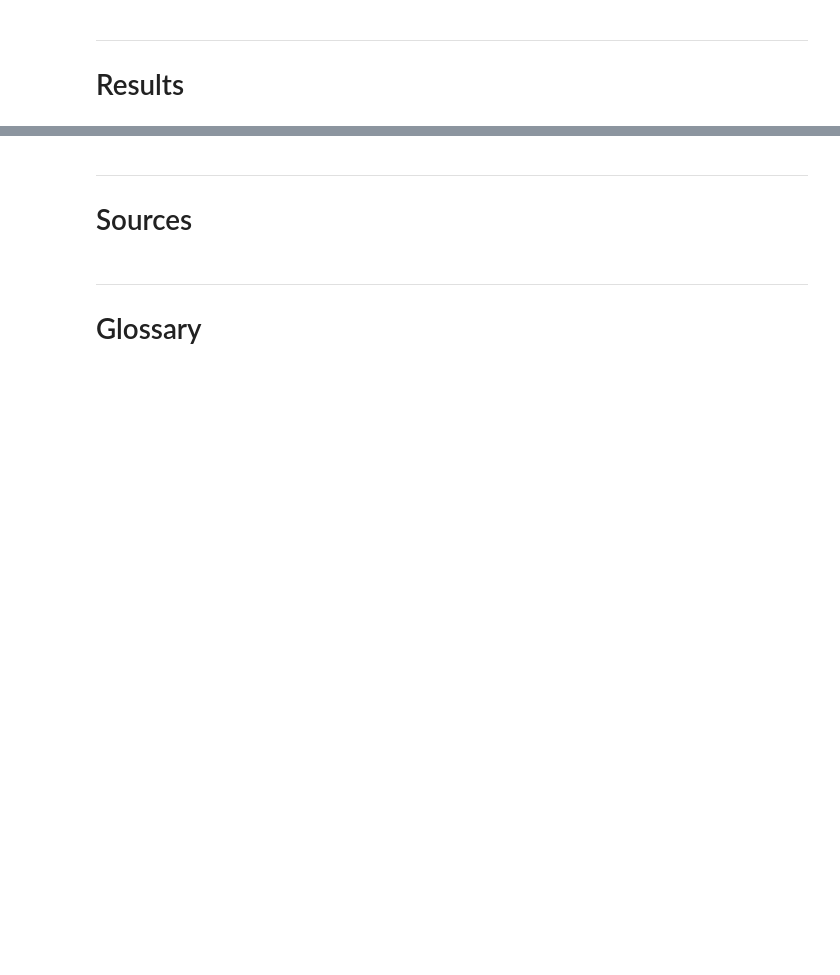
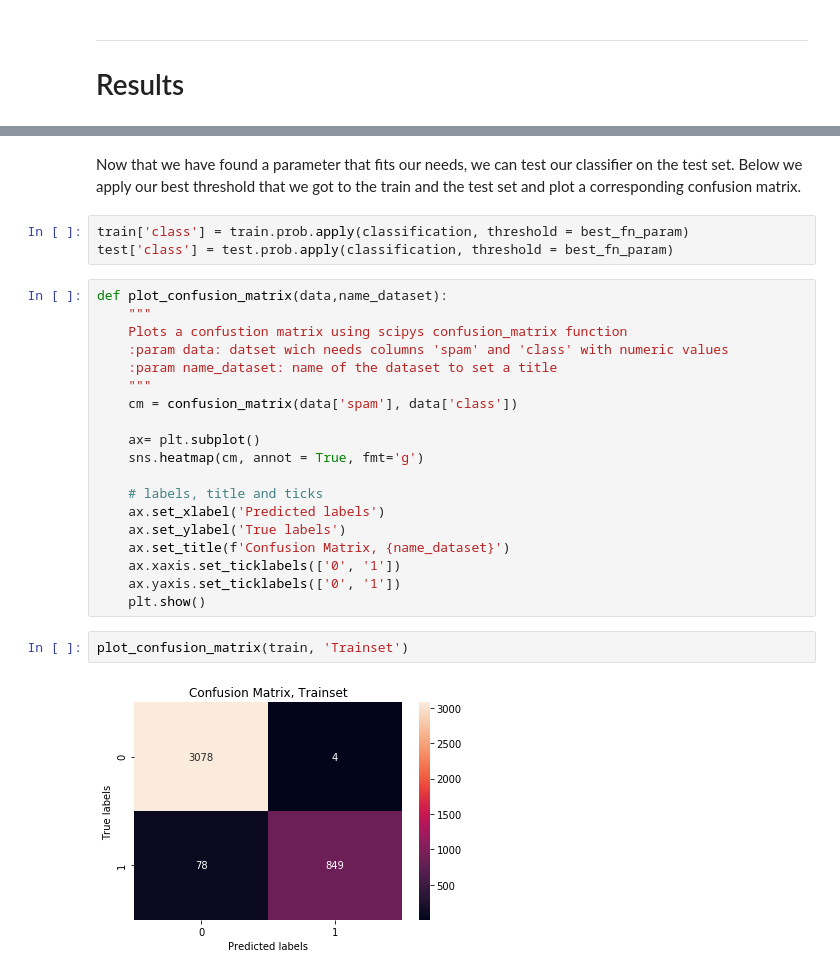
Before and after one commit to roman-studer/fhnw-ds-fs2020-bayesian_spam_filter, a Jupyter notebook: bayesian_spamfilter_fuf_roman_studer.ipynb, the cells around one changed output, grey strips where cells are left out. Saved outputs shown, nothing was run; the diff lists cells and outputs as text; blank space fills up the shorter version.

```diff
--- a/bayesian_spamfilter_fuf_roman_studer.ipynb
+++ b/bayesian_spamfilter_fuf_roman_studer.ipynb
@@ -394,6 +407,28 @@ https://stats.stackexchange.com/questions/322927/the-purpose-of-threshold-in-nai
-# %% [markdown]
-----
-# Sources
-# %% [markdown]
-----
-# Glossary
+# %% [markdown]
+Now that we have found a parameter that fits our needs, we can test our classifier on the test set. Below we apply our best threshold that we got to the train and the test set and plot a corresponding confusion matrix.
+# %%
+train['class'] = train.prob.apply(classification, threshold = best_fn_param)
+test['class'] = test.prob.apply(classification, threshold = best_fn_param)
+# %%
+def plot_confusion_matrix(data,name_dataset):
+    """
+    Plots a confustion matrix using scipys confusion_matrix function
+    :param data: datset wich needs columns 'spam' and 'class' with numeric values
+    :param name_dataset: name of the dataset to set a title
+    """
+    cm = confusion_matrix(data['spam'], data['class'])
+
+    ax= plt.subplot()
+    sns.heatmap(cm, annot = True, fmt='g')
+
+    # labels, title and ticks
+    ax.set_xlabel('Predicted labels')
+    ax.set_ylabel('True labels')
+    ax.set_title(f'Confusion Matrix, {name_dataset}')
+    ax.xaxis.set_ticklabels(['0', '1'])
+    ax.yaxis.set_ticklabels(['0', '1'])
+    plt.show()
+# %%
+plot_confusion_matrix(train, 'Trainset')
+# %% [output]
+[figure, added]
```
Also changed, not shown: parts of 63 cells of this notebook.
